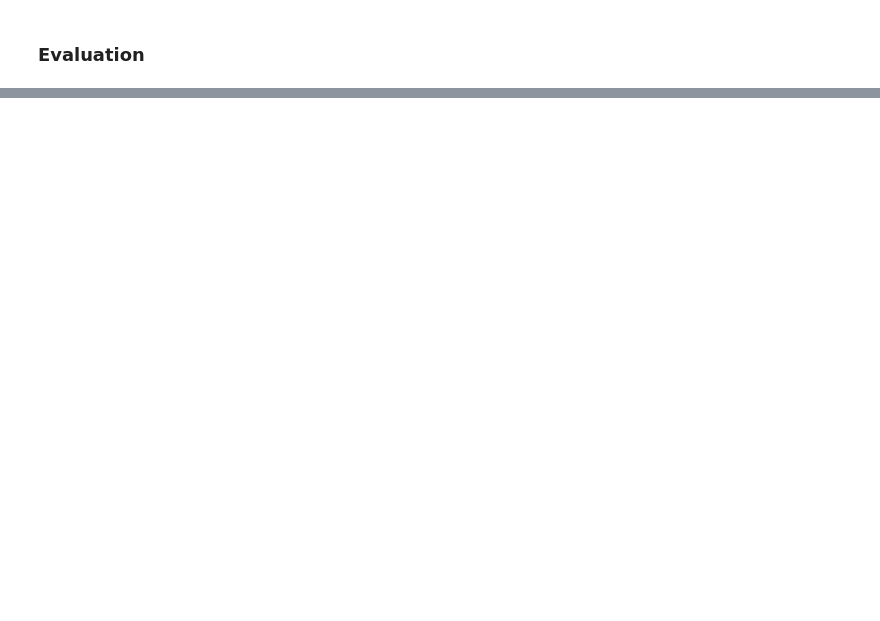
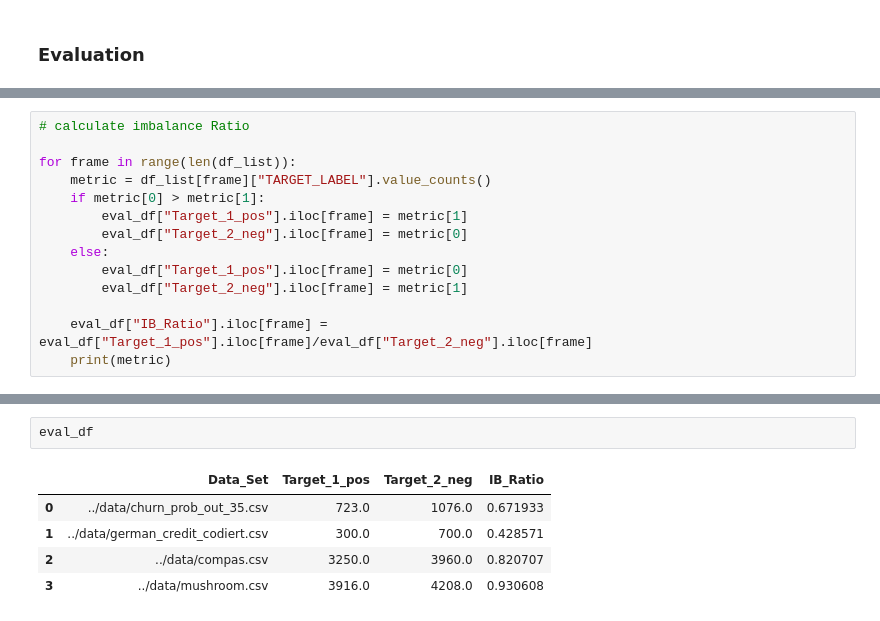
Before and after one commit to IBM/rulebenchmark, a Jupyter notebook: unified-experiments/rule-mining.ipynb, the cells around one changed output, grey strips where cells are left out. Saved outputs shown, nothing was run; the diff lists cells and outputs as text; blank space fills up the shorter version.

```diff
--- a/unified-experiments/rule-mining.ipynb
+++ b/unified-experiments/rule-mining.ipynb
@@ -419,0 +484,14 @@ Number of rules: 1
+# %%
+# calculate imbalance Ratio
+
+for frame in range(len(df_list)):
+    metric = df_list[frame]["TARGET_LABEL"].value_counts()
+    if metric[0] > metric[1]:
+        eval_df["Target_1_pos"].iloc[frame] = metric[1]
+        eval_df["Target_2_neg"].iloc[frame] = metric[0]
+    else:
+        eval_df["Target_1_pos"].iloc[frame] = metric[0]
+        eval_df["Target_2_neg"].iloc[frame] = metric[1]
+
+    eval_df["IB_Ratio"].iloc[frame] = eval_df["Target_1_pos"].iloc[frame]/eval_df["Target_2_neg"].iloc[frame]
+    print(metric)
@@ -419,0 +515,8 @@ Number of rules: 1
+# %%
+eval_df
+# %% [output]
+|  | Data_Set | Target_1_pos | Target_2_neg | IB_Ratio |
+| 0 | ../data/churn_prob_out_35.csv | 723.0 | 1076.0 | 0.671933 |
+| 1 | ../data/german_credit_codiert.csv | 300.0 | 700.0 | 0.428571 |
+| 2 | ../data/compas.csv | 3250.0 | 3960.0 | 0.820707 |
+| 3 | ../data/mushroom.csv | 3916.0 | 4208.0 | 0.930608 |
```
Also changed, not shown: parts of 13 cells of this notebook.
